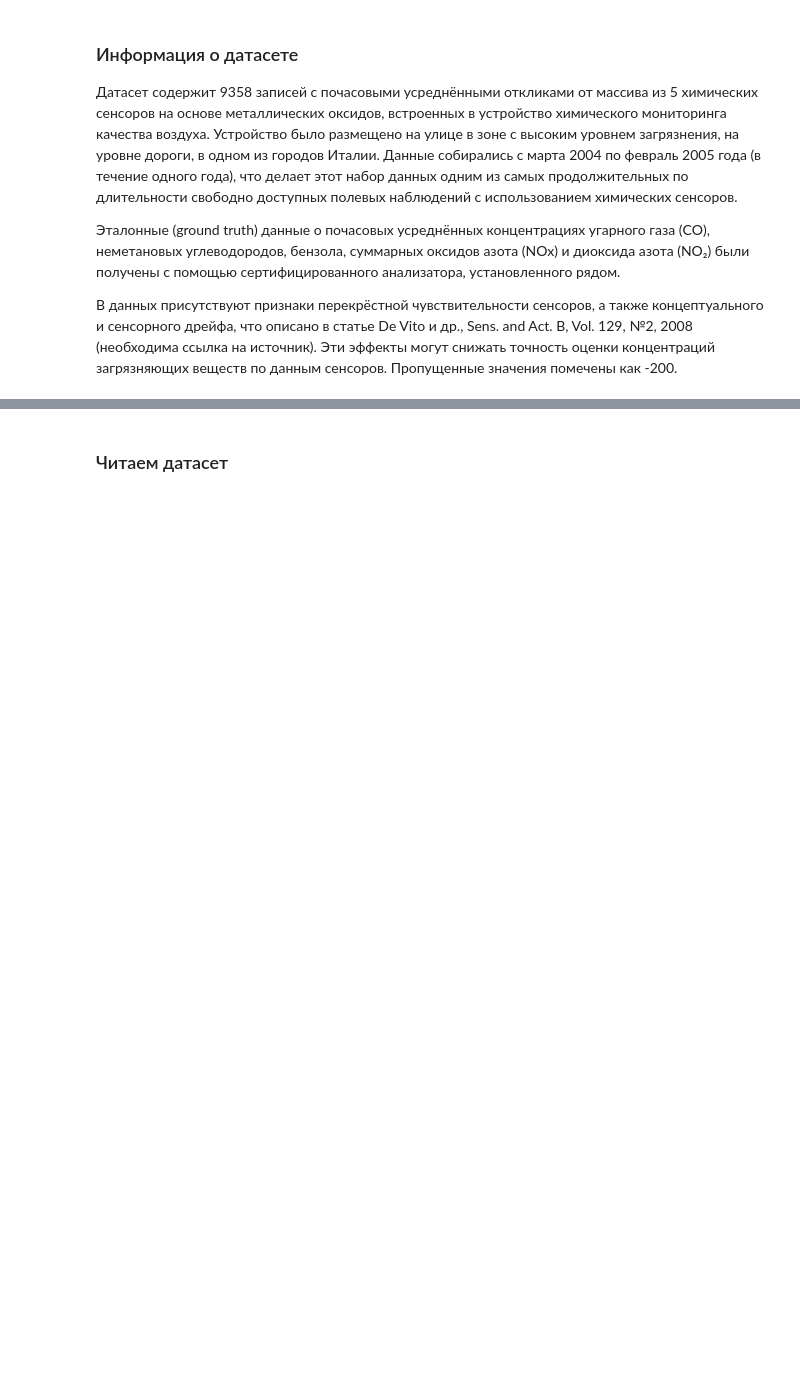
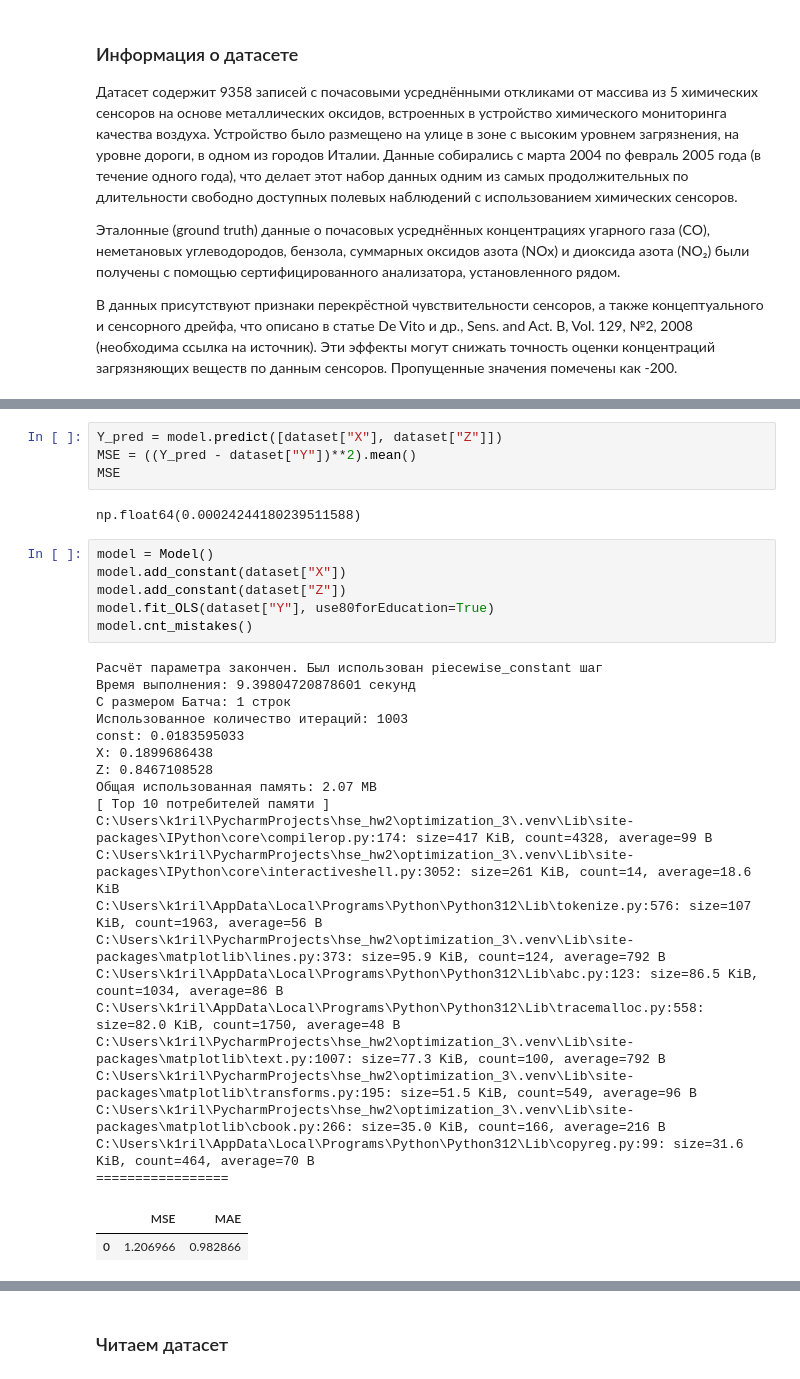
Before and after one commit to rgctlln/optimization_3, a Jupyter notebook: lab_report.ipynb, the cells around one changed output, grey strips where cells are left out. Drawn from its saved outputs; the diff is of its cells as text; blank space fills up the shorter version.

```diff
--- a/lab_report.ipynb
+++ b/lab_report.ipynb
@@ -27,0 +116,35 @@
+# %%
+Y_pred = model.predict([dataset["X"], dataset["Z"]])
+MSE = ((Y_pred - dataset["Y"])**2).mean()
+MSE
+# %% [output]
+np.float64(0.00024244180239511588)
+# %%
+model = Model()
+model.add_constant(dataset["X"])
+model.add_constant(dataset["Z"])
+model.fit_OLS(dataset["Y"], use80forEducation=True)
+model.cnt_mistakes()
+# %% [output]
+Расчёт параметра закончен. Был использован piecewise_constant шаг
+Время выполнения: 9.39804720878601 секунд
+С размером Батча: 1 строк
+Использованное количество итераций: 1003
+const: 0.0183595033
+X: 0.1899686438
+Z: 0.8467108528
+Общая использованная память: 2.07 MB
+[ Top 10 потребителей памяти ]
+C:\Users\k1ril\PycharmProjects\hse_hw2\optimization_3\.venv\Lib\site-packages\IPython\core\compilerop.py:174: size=417 KiB, count=4328, average=99 B
+C:\Users\k1ril\PycharmProjects\hse_hw2\optimization_3\.venv\Lib\site-packages\IPython\core\interactiveshell.py:3052: size=261 KiB, count=14, average=18.6 KiB
+C:\Users\k1ril\AppData\Local\Programs\Python\Python312\Lib\tokenize.py:576: size=107 KiB, count=1963, average=56 B
+C:\Users\k1ril\PycharmProjects\hse_hw2\optimization_3\.venv\Lib\site-packages\matplotlib\lines.py:373: size=95.9 KiB, count=124, average=792 B
+C:\Users\k1ril\AppData\Local\Programs\Python\Python312\Lib\abc.py:123: size=86.5 KiB, count=1034, average=86 B
+C:\Users\k1ril\AppData\Local\Programs\Python\Python312\Lib\tracemalloc.py:558: size=82.0 KiB, count=1750, average=48 B
+C:\Users\k1ril\PycharmProjects\hse_hw2\optimization_3\.venv\Lib\site-packages\matplotlib\text.py:1007: size=77.3 KiB, count=100, average=792 B
+C:\Users\k1ril\PycharmProjects\hse_hw2\optimization_3\.venv\Lib\site-packages\matplotlib\transforms.py:195: size=51.5 KiB, count=549, average=96 B
+C:\Users\k1ril\PycharmProjects\hse_hw2\optimization_3\.venv\Lib\site-packages\matplotlib\cbook.py:266: size=35.0 KiB, count=166, average=216 B
+C:\Users\k1ril\AppData\Local\Programs\Python\Python312\Lib\copyreg.py:99: size=31.6 KiB, count=464, average=70 B
+=================
+|  | MSE | MAE |
+| 0 | 1.206966 | 0.982866 |
```
Also changed, not shown: parts of 11 cells of this notebook.
